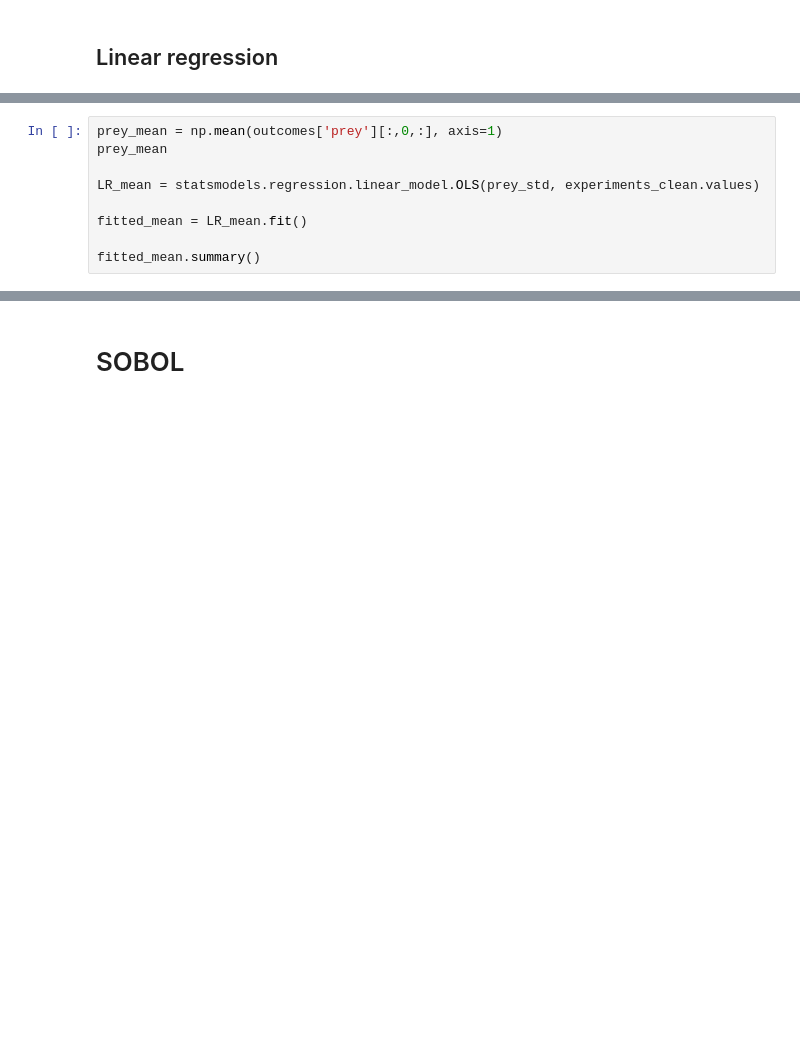
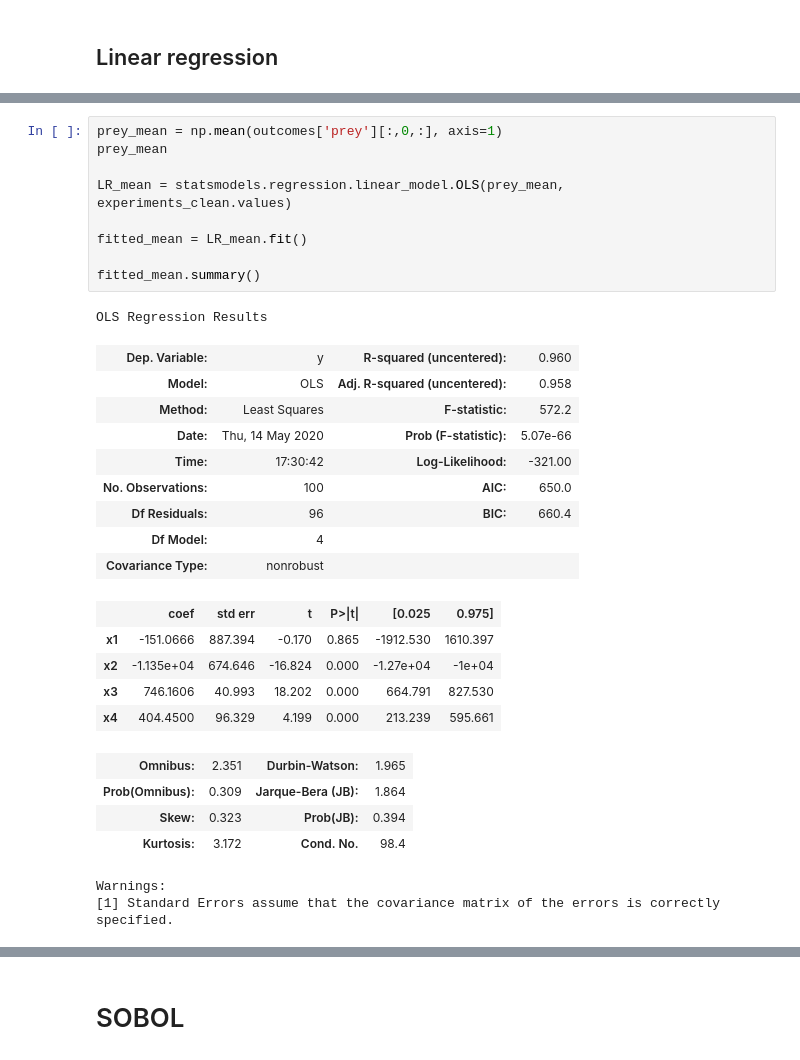
Before and after one commit to herzogrh/EPA1361, a Jupyter notebook: Week 3-4 - vulnerability analysis/assignment 6 - sensitivity analysis.ipynb, the cells around one changed output, grey strips where cells are left out. Drawn from its saved outputs; the diff is of its cells as text; blank space fills up the shorter version.

```diff
--- a/Week 3-4 - vulnerability analysis/assignment 6 - sensitivity analysis.ipynb
+++ b/Week 3-4 - vulnerability analysis/assignment 6 - sensitivity analysis.ipynb
@@ -116,9 +134,31 @@ NameError: name 'outcomes' is not defined
 # %%
 prey_mean = np.mean(outcomes['prey'][:,0,:], axis=1)
 prey_mean
 
-LR_mean = statsmodels.regression.linear_model.OLS(prey_std, experiments_clean.values)
+LR_mean = statsmodels.regression.linear_model.OLS(prey_mean, experiments_clean.values)
 
 fitted_mean = LR_mean.fit()
 
 fitted_mean.summary()
+# %% [output]
+OLS Regression Results
+| Dep. Variable: | y | R-squared (uncentered): | 0.960 |
+| Model: | OLS | Adj. R-squared (uncentered): | 0.958 |
+| Method: | Least Squares | F-statistic: | 572.2 |
+| Date: | Thu, 14 May 2020 | Prob (F-statistic): | 5.07e-66 |
+| Time: | 17:30:42 | Log-Likelihood: | -321.00 |
+| No. Observations: | 100 | AIC: | 650.0 |
+| Df Residuals: | 96 | BIC: | 660.4 |
+| Df Model: | 4 |  |  |
+| Covariance Type: | nonrobust |  |  |
+|  | coef | std err | t | P>|t| | [0.025 | 0.975] |
+| x1 | -151.0666 | 887.394 | -0.170 | 0.865 | -1912.530 | 1610.397 |
+| x2 | -1.135e+04 | 674.646 | -16.824 | 0.000 | -1.27e+04 | -1e+04 |
+| x3 | 746.1606 | 40.993 | 18.202 | 0.000 | 664.791 | 827.530 |
+| x4 | 404.4500 | 96.329 | 4.199 | 0.000 | 213.239 | 595.661 |
+| Omnibus: | 2.351 | Durbin-Watson: | 1.965 |
+| Prob(Omnibus): | 0.309 | Jarque-Bera (JB): | 1.864 |
+| Skew: | 0.323 | Prob(JB): | 0.394 |
+| Kurtosis: | 3.172 | Cond. No. | 98.4 |
+Warnings:
+[1] Standard Errors assume that the covariance matrix of the errors is correctly specified.
```
Also changed, not shown: parts of 5 cells of this notebook.
